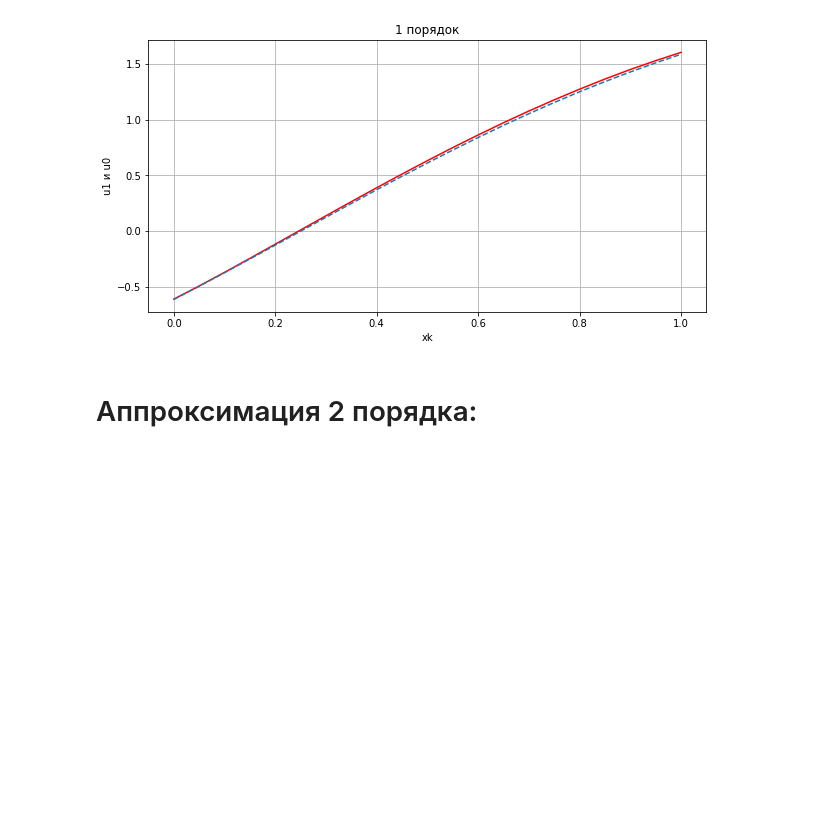
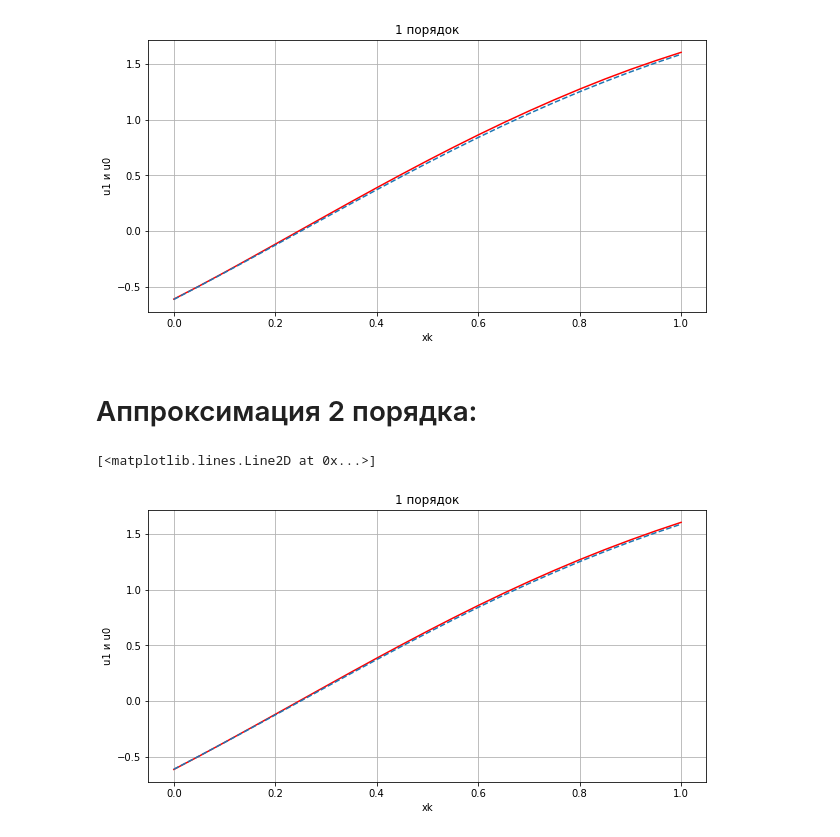
Before and after one commit to mainarel/Numerical_Methods_6, a Jupyter notebook: 1_Wave_equation.ipynb, the cells around one changed output. Cells and saved outputs as stored; diff of their text form; code cells hidden in the pictures; blank space fills up the shorter version.

```diff
--- a/1_Wave_equation.ipynb
+++ b/1_Wave_equation.ipynb
@@ -59,6 +59,7 @@ tau = 0.05
 xk = np.arange(xmin, xmax + h, h)
 tn = np.arange(tmin, tmax + tau, tau)
 u1 = np.zeros((len(tn),len(xk)))
+u2 = np.zeros((len(tn),len(xk)))
 
 K = kurant(koef_a(T_0,ro), tau = 0.05, h = 0.05)
 # %% [markdown]
@@ -96,8 +97,34 @@ plt.plot(xk, yreal , linestyle="--")
 [figure]
 # %% [markdown]
 # Аппроксимация 2 порядка:
-# %%
-#аппроксимация начальных условий
-for k in range (0, len(xk)):
-  u1[0][k] = phi1(xk[k])
-  u[1][k] = u []
+# %%
+def d2phi1(x):
+  return -5 * np.sinh(2*x) / (2*np.cosh(x))**4
+
+#аппроксимация начальных условий
+for k in range (0, len(xk)):
+  u2[0][k] = phi1(xk[k])
+  u2[1][k] = u2[0][k] + tau * phi2(xk[k]) + tau**2 / 2 * (koef_a(T_0, ro)**2 * d2phi1(xk[k]) + f(xk[k], 0))
+
+#аппроксимация граничных условий
+for n in range (1, len(tn) - 1):
+  u2[n+1][0] = 2 * K * (u2[n][1] - (1 - h * a0 / b0) * u2[n][0] - h * gamma1(tn[n]) / b0) + 2 * u2[n][0] - u2[n-1][0] + tau**2 * f(0, tn[n])
+  u2[n+1][len(xk)-1] = 2 * K * (u2[n][len(xk) - 1 - 1] - (1 + h * a1 / b1) * u2[n][len(xk)-1] + h * gamma2(tn[n]) / b1) + 2 * u2[n][len(xk)-1] - u2[n-1][len(xk)-1] + tau**2 * f(xk[len(xk)-1], tn[n])
+
+for n in range (1, len(tn) - 1):
+  for k in range (1, len(xk)-1):
+    u2[n+1][k] = 2 * u2[n][k] - u2[n-1][k] + K * (u2[n][k+1] - 2 * u2[n][k] + u2[n][k-1]) + f(xk[k], tn[n]) * tau**2
+
+yreal2 = [u0(x, tn[5]) for x in xk ]
+ypol2 = [u2[5][k] for k in range (0,len(xk))]
+
+plt.figure(figsize=(10,5))
+plt.title("1 порядок")
+plt.xlabel("xk")
+plt.ylabel("u1 и u0")
+plt.grid()
+plt.plot(xk, ypol2, color='red')
+plt.plot(xk, yreal2, linestyle="--")
+# %% [output]
+[<matplotlib.lines.Line2D at 0x...>]
+[figure, added]
```
Also changed, not shown: parts of 1 cell of this notebook.
